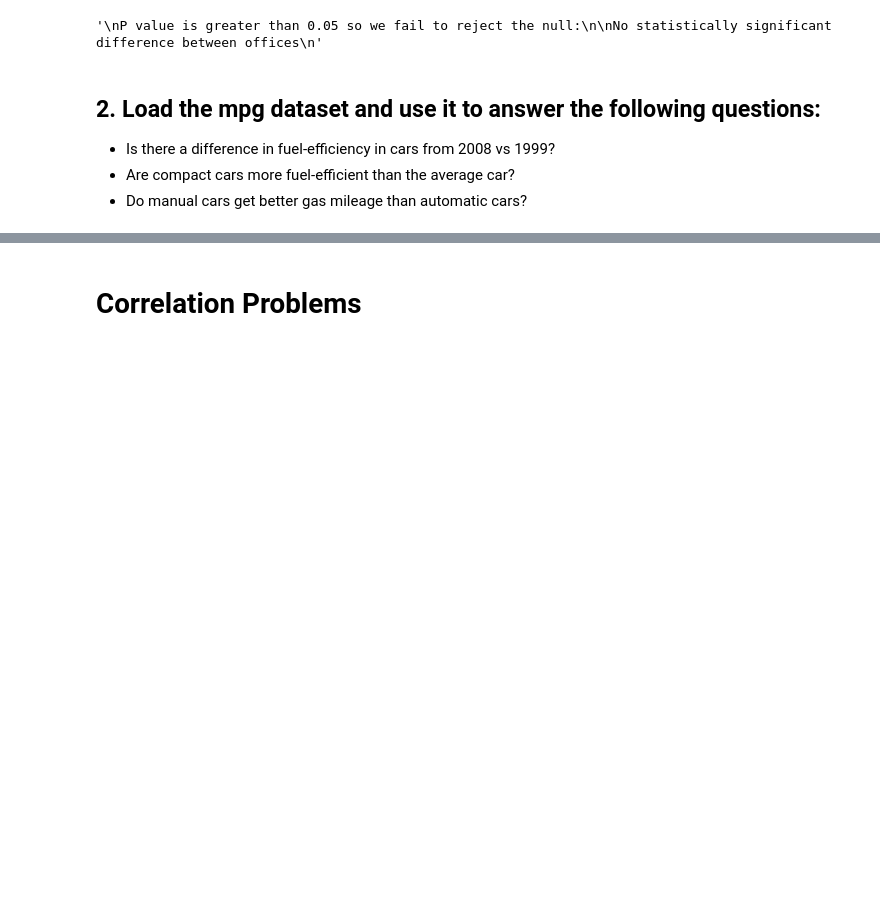
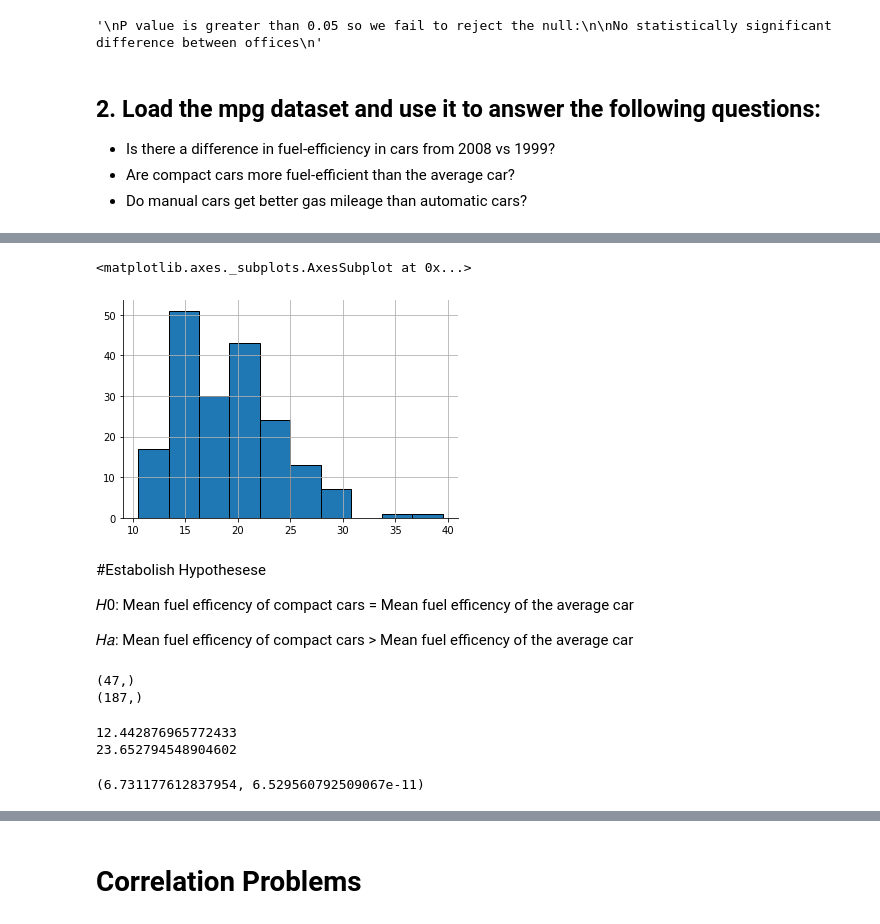
Before and after one commit to CSolitaire/statistics-exercises, a Jupyter notebook: hypothesis_testing.ipynb, the cells around one changed output, grey strips where cells are left out. Cells and saved outputs as stored; diff of their text form; code cells hidden in the pictures; blank space fills up the shorter version.

```diff
--- a/hypothesis_testing.ipynb
+++ b/hypothesis_testing.ipynb
@@ -361,0 +438,11 @@ No statistically significant difference between fuel economy
+# %%
+not_compact['average_mileage'].hist()
+# %% [output]
+<matplotlib.axes._subplots.AxesSubplot at 0x...>
+[figure, added]
+# %% [markdown]
+#Estabolish Hypothesese
+
+𝐻0: Mean fuel efficency of compact cars = Mean fuel efficency of the average car
+
+𝐻𝑎: Mean fuel efficency of compact cars > Mean fuel efficency of the average car
@@ -361,0 +452,21 @@ No statistically significant difference between fuel economy
+# %%
+# verify assumptions
+
+print(compact.average_mileage.shape)
+print(not_compact.average_mileage.shape)
+# %% [output]
+(47,)
+(187,)
+# %%
+# Variance (2 Sample T-Test)
+print(compact.average_mileage.var())
+print(not_compact.average_mileage.var())
+# %% [output]
+12.442876965772433
+23.652794548904602
+# %%
+#compute test statistic
+t, p = stats.ttest_ind(compact.average_mileage, not_compact.average_mileage)
+t, p/2
+# %% [output]
+(6.731177612837954, 6.529560792509067e-11)
```
Also changed, not shown: parts of 32 cells of this notebook.
